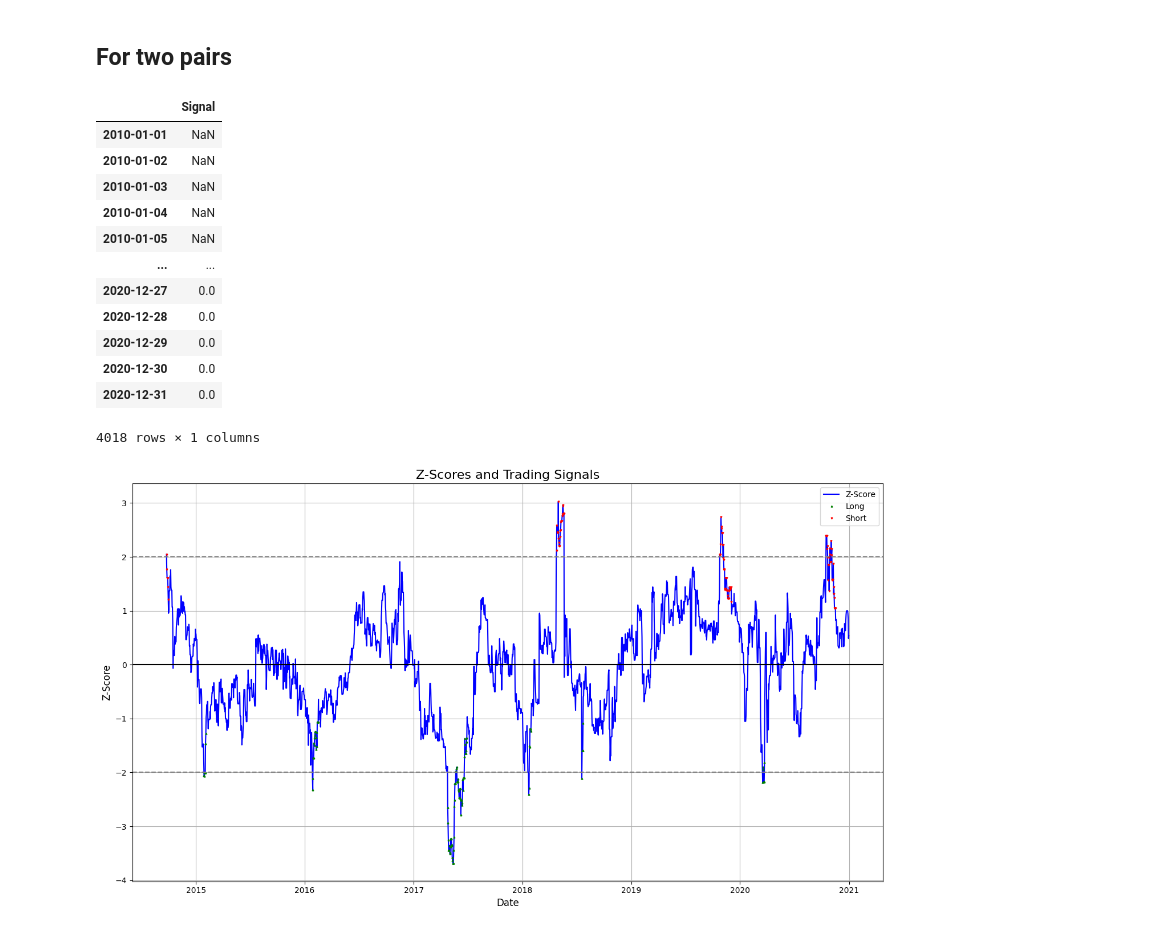
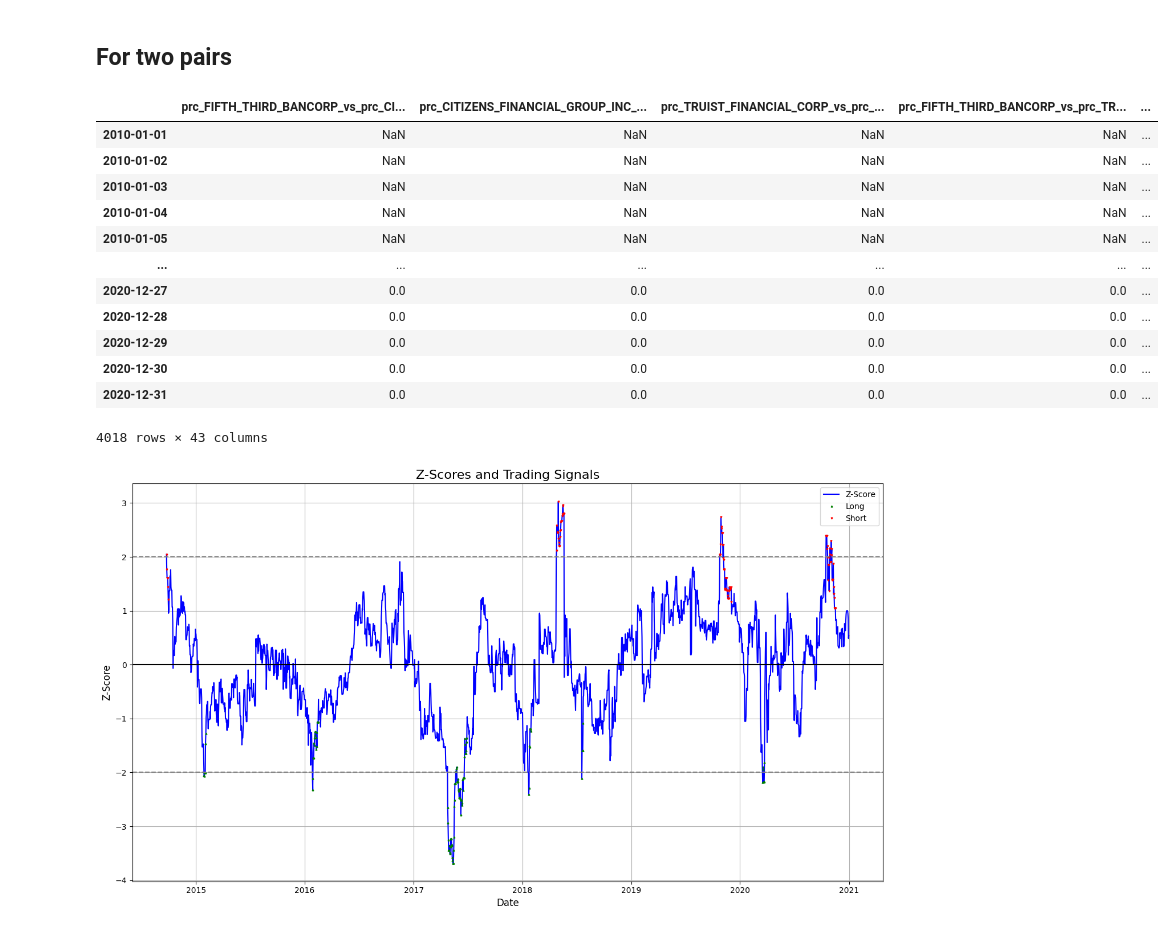
Before and after one commit to edward-lucyszyn/ddmif-project, a Jupyter notebook: pair_trading.ipynb, the cells around one changed output. Saved outputs shown, nothing was run; the diff lists cells and outputs as text; code cells hidden in the pictures.

```diff
--- a/pair_trading.ipynb
+++ b/pair_trading.ipynb
@@ -546,7 +541,7 @@ def add_test_cointegration_pairs(stock_data, high_correlation_return):
         stock_2_clean = combined_data.iloc[:, 1]
 
         # Perform the cointegration test on the clean data
-        score, p_value, _ = coint(stock_1_clean, stock_2_clean)
+        score, p_value, _ = sm.tsa.stattools.coint(stock_1_clean, stock_2_clean)
 
         cointegrated_pairs.append([stock_1, stock_2, correlation, p_value])
 
@@ -827,37 +834,50 @@ plt.show()
 # %%
 def generate_trading_signals(z_scores, entry_threshold=2, exit_threshold=1):
 
     signals = pd.Series(index=z_scores.index, dtype=float)
 
     for i in range(1, len(z_scores)):
         if z_scores.iloc[i] > entry_threshold:
             signals.iloc[i] = -1  # Short
         elif z_scores.iloc[i] < -entry_threshold:
             signals.iloc[i] = 1   # Long
         elif abs(z_scores.iloc[i]) < exit_threshold:
             signals.iloc[i] = 0   # Close the position (exit)
         else:
             signals.iloc[i] = signals.iloc[i-1]  # Hold the current position
 
     return pd.DataFrame(signals, columns=['Signal'])
 
+# print(z_scores_for_spreads)
 
-signals = generate_trading_signals(z_scores_for_spreads[z_scores_for_spreads.columns[0]])
+def generate_all_trading_signals(z_scores_for_spreads, entry_threshold=2, exit_threshold=1):
+
+    # Put all the trading signals in a DataFrame
+    signals = pd.DataFrame(index=z_scores_for_spreads.index)
+
+    # Loop over each spread column
+    for column in z_scores_for_spreads.columns:
+        z_scores = z_scores_for_spreads[column]
+        signals[column] = generate_trading_signals(z_scores, entry_threshold, exit_threshold)
+
+    return signals
+
+signals = generate_all_trading_signals(z_scores_for_spreads)
 signals
 # %% [output]
-|  | Signal |
-| 2010-01-01 | NaN |
-| 2010-01-02 | NaN |
-| 2010-01-03 | NaN |
-| 2010-01-04 | NaN |
-| 2010-01-05 | NaN |
-| ... | ... |
-| 2020-12-27 | 0.0 |
-| 2020-12-28 | 0.0 |
-| 2020-12-29 | 0.0 |
-| 2020-12-30 | 0.0 |
-| 2020-12-31 | 0.0 |
+|  | prc_FIFTH_THIRD_BANCORP_vs_prc_CI... | prc_CITIZENS_FINANCIAL_GROUP_INC_... | prc_TRUIST_FINANCIAL_CORP_vs_prc_... | prc_FIFTH_THIRD_BANCORP_vs_prc_TR... | ... |
+| 2010-01-01 | NaN | NaN | NaN | NaN | ... |
+| 2010-01-02 | NaN | NaN | NaN | NaN | ... |
+| 2010-01-03 | NaN | NaN | NaN | NaN | ... |
+| 2010-01-04 | NaN | NaN | NaN | NaN | ... |
+| 2010-01-05 | NaN | NaN | NaN | NaN | ... |
+| ... | ... | ... | ... | ... | ... |
+| 2020-12-27 | 0.0 | 0.0 | 0.0 | 0.0 | ... |
+| 2020-12-28 | 0.0 | 0.0 | 0.0 | 0.0 | ... |
+| 2020-12-29 | 0.0 | 0.0 | 0.0 | 0.0 | ... |
+| 2020-12-30 | 0.0 | 0.0 | 0.0 | 0.0 | ... |
+| 2020-12-31 | 0.0 | 0.0 | 0.0 | 0.0 | ... |
-4018 rows × 1 columns
+4018 rows × 43 columns
 # %%
 def plot_z_scores_with_signals(z_scores, signals, column_name):
 
```
Also changed, not shown: parts of 13 cells of this notebook, 9 other files.
